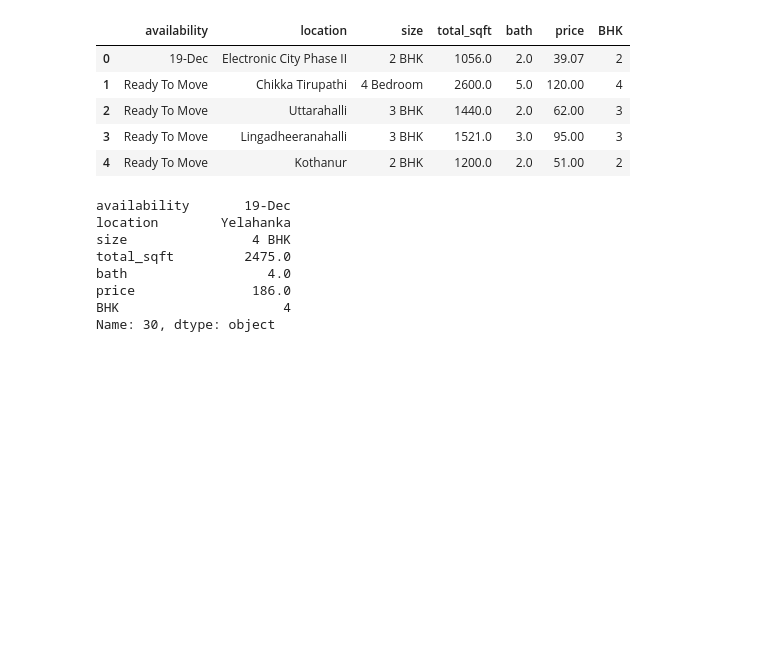
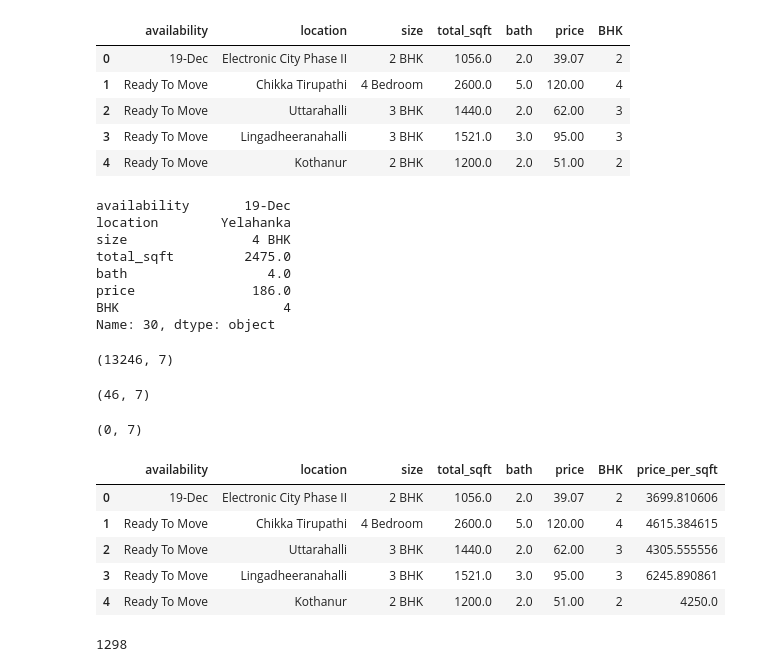
Before and after one commit to Aum-Patel1234/Machine-Learning, a Jupyter notebook: banglore-house-price-prediction/data_preprocessing.ipynb, the cells around one changed output. Saved outputs shown, nothing was run; the diff lists cells and outputs as text; code cells hidden in the pictures; blank space fills up the shorter version.

```diff
--- a/banglore-house-price-prediction/data_preprocessing.ipynb
+++ b/banglore-house-price-prediction/data_preprocessing.ipynb
@@ -155,3 +153,33 @@ bath                  4.0
 price               186.0
 BHK                     4
 Name: 30, dtype: object
+# %%
+df5 = df4.copy()
+print(df5.shape)
+# print(df4.loc[410])
+df5[(df5["total_sqft"].astype("float")) == 0].shape
+# (df5["total_sqft"].astype("float64")).sort_values()
+# %% [output]
+(13246, 7)
+(46, 7)
+# %%
+df5 = df5.drop((df5[(df5["total_sqft"].astype("float")) == 0].index))     # all entries 0 entries arre
+# df5 = df5[(df5["total_sqft"].astype("float")) == 0]
+# %%
+df5[(df5["total_sqft"].astype("float")) == 0].shape
+# %% [output]
+(0, 7)
+# %%
+df5["price_per_sqft"] = df5["price"]*100000/df5["total_sqft"]
+df5.head()
+# %% [output]
+|  | availability | location | size | total_sqft | bath | price | BHK | price_per_sqft |
+| 0 | 19-Dec | Electronic City Phase II | 2 BHK | 1056.0 | 2.0 | 39.07 | 2 | 3699.810606 |
+| 1 | Ready To Move | Chikka Tirupathi | 4 Bedroom | 2600.0 | 5.0 | 120.00 | 4 | 4615.384615 |
+| 2 | Ready To Move | Uttarahalli | 3 BHK | 1440.0 | 2.0 | 62.00 | 3 | 4305.555556 |
+| 3 | Ready To Move | Lingadheeranahalli | 3 BHK | 1521.0 | 3.0 | 95.00 | 3 | 6245.890861 |
+| 4 | Ready To Move | Kothanur | 2 BHK | 1200.0 | 2.0 | 51.00 | 2 | 4250.0 |
+# %%
+len(df5.location.unique())
+# %% [output]
+1298
```
Also changed, not shown: parts of 13 cells of this notebook, 2 other files.
